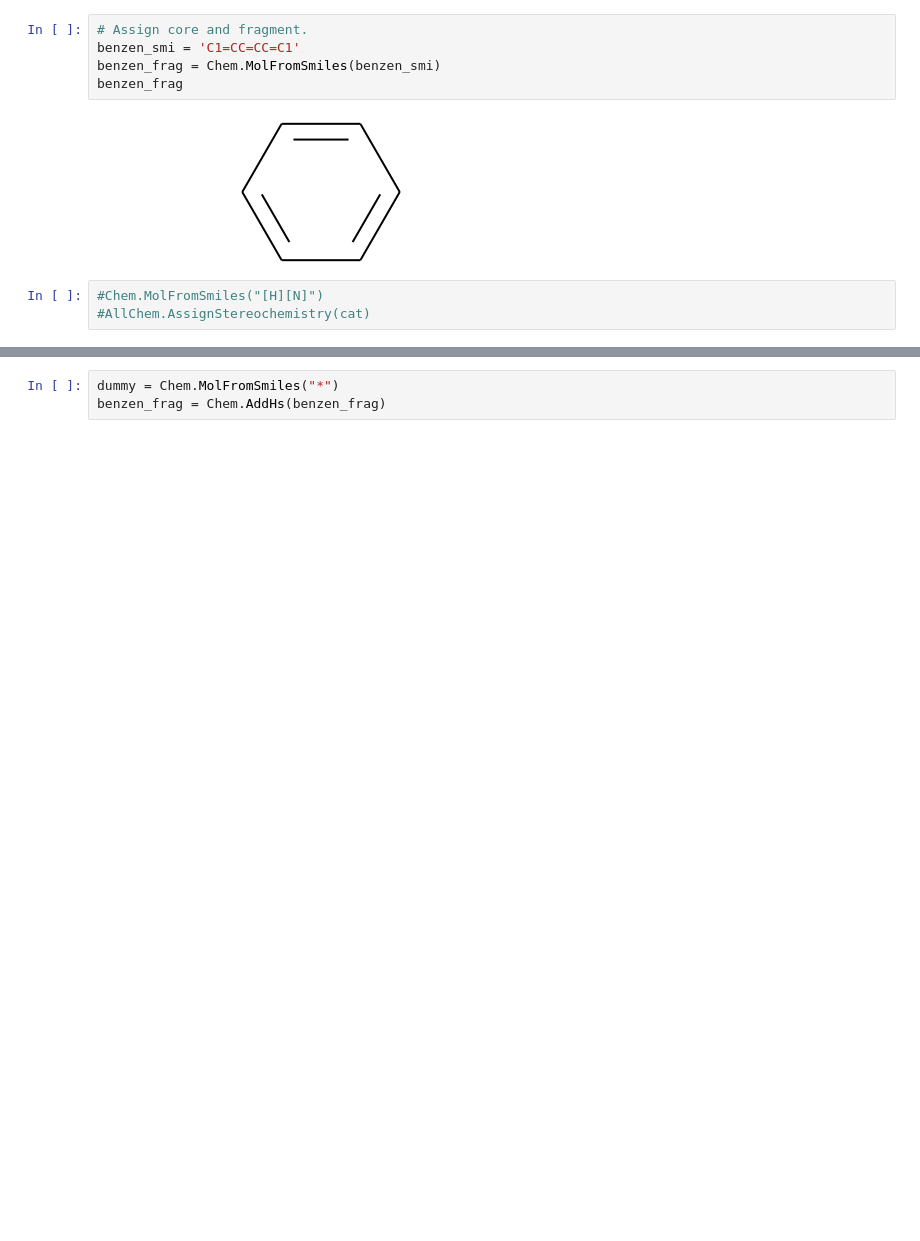
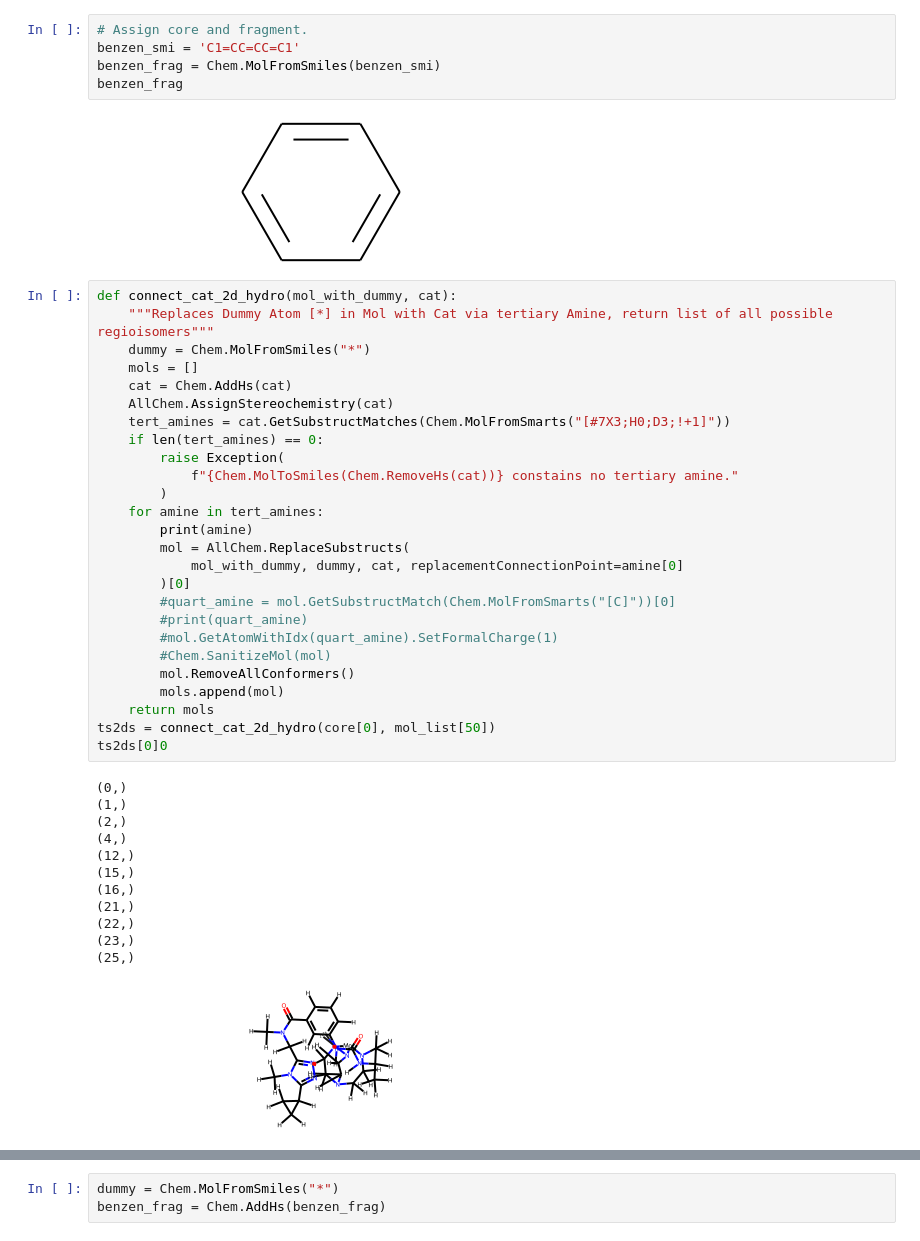
Before and after one commit to Strandgaard96/GB_GA, a Jupyter notebook: notebooks/investigate_amines.ipynb, the cells around one changed output, grey strips where cells are left out. Cells and saved outputs as stored; diff of their text form; blank space fills up the shorter version.

```diff
--- a/notebooks/investigate_amines.ipynb
+++ b/notebooks/investigate_amines.ipynb
@@ -199,6 +187,42 @@ benzen_frag = Chem.MolFromSmiles(benzen_smi)
 benzen_frag
 # %% [output]
 [figure]
-# %%
-#Chem.MolFromSmiles("[H][N]")
-#AllChem.AssignStereochemistry(cat)
+# %%
+def connect_cat_2d_hydro(mol_with_dummy, cat):
+    """Replaces Dummy Atom [*] in Mol with Cat via tertiary Amine, return list of all possible regioisomers"""
+    dummy = Chem.MolFromSmiles("*")
+    mols = []
+    cat = Chem.AddHs(cat)
+    AllChem.AssignStereochemistry(cat)
+    tert_amines = cat.GetSubstructMatches(Chem.MolFromSmarts("[#7X3;H0;D3;!+1]"))
+    if len(tert_amines) == 0:
+        raise Exception(
+            f"{Chem.MolToSmiles(Chem.RemoveHs(cat))} constains no tertiary amine."
+        )
+    for amine in tert_amines:
+        print(amine)
+        mol = AllChem.ReplaceSubstructs(
+            mol_with_dummy, dummy, cat, replacementConnectionPoint=amine[0]
+        )[0]
+        #quart_amine = mol.GetSubstructMatch(Chem.MolFromSmarts("[C]"))[0]
+        #print(quart_amine)
+        #mol.GetAtomWithIdx(quart_amine).SetFormalCharge(1)
+        #Chem.SanitizeMol(mol)
+        mol.RemoveAllConformers()
+        mols.append(mol)
+    return mols
+ts2ds = connect_cat_2d_hydro(core[0], mol_list[50])
+ts2ds[0]0
+# %% [output]
+(0,)
+(1,)
+(2,)
+(4,)
+(12,)
+(15,)
+(16,)
+(21,)
+(22,)
+(23,)
+(25,)
+[figure, added]
```
Also changed, not shown: parts of 21 cells of this notebook, 27 other files.
